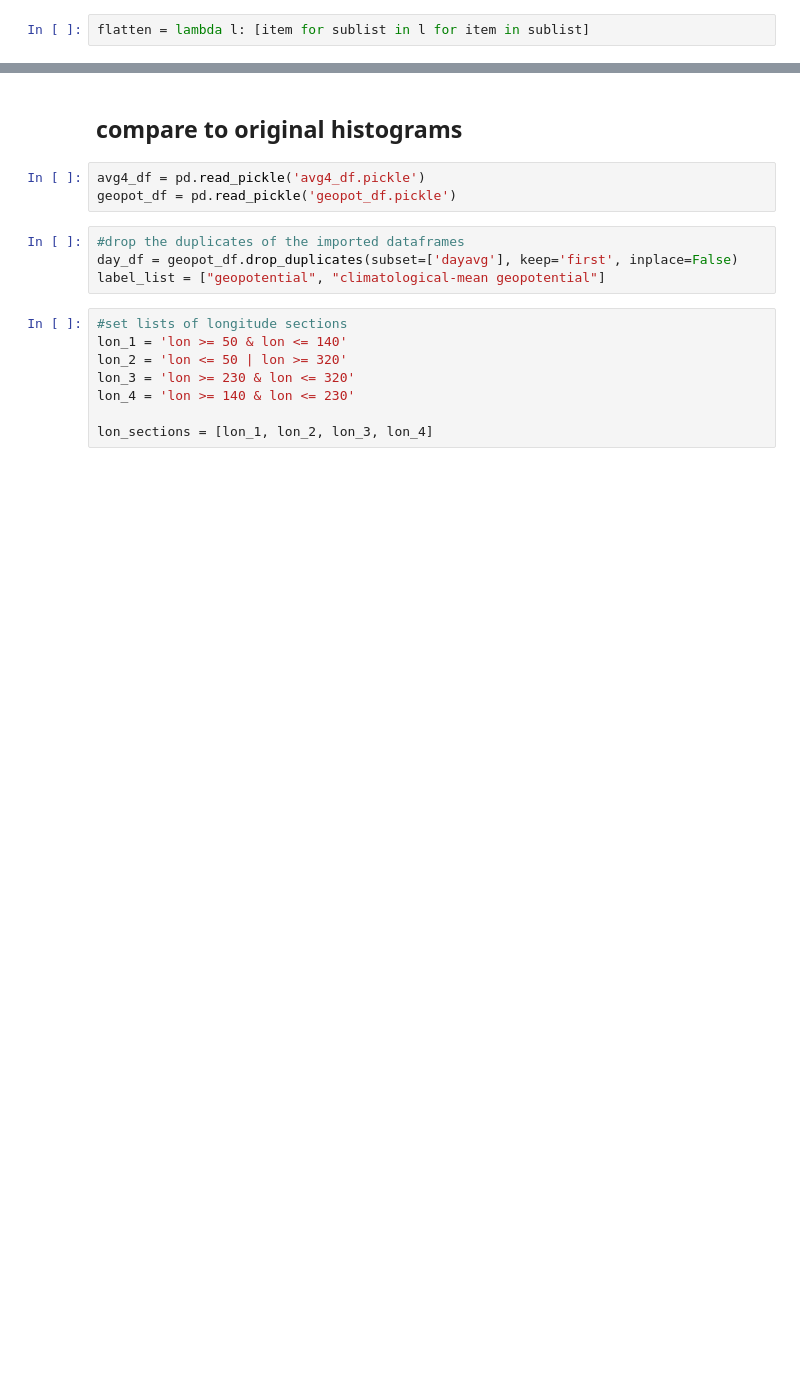
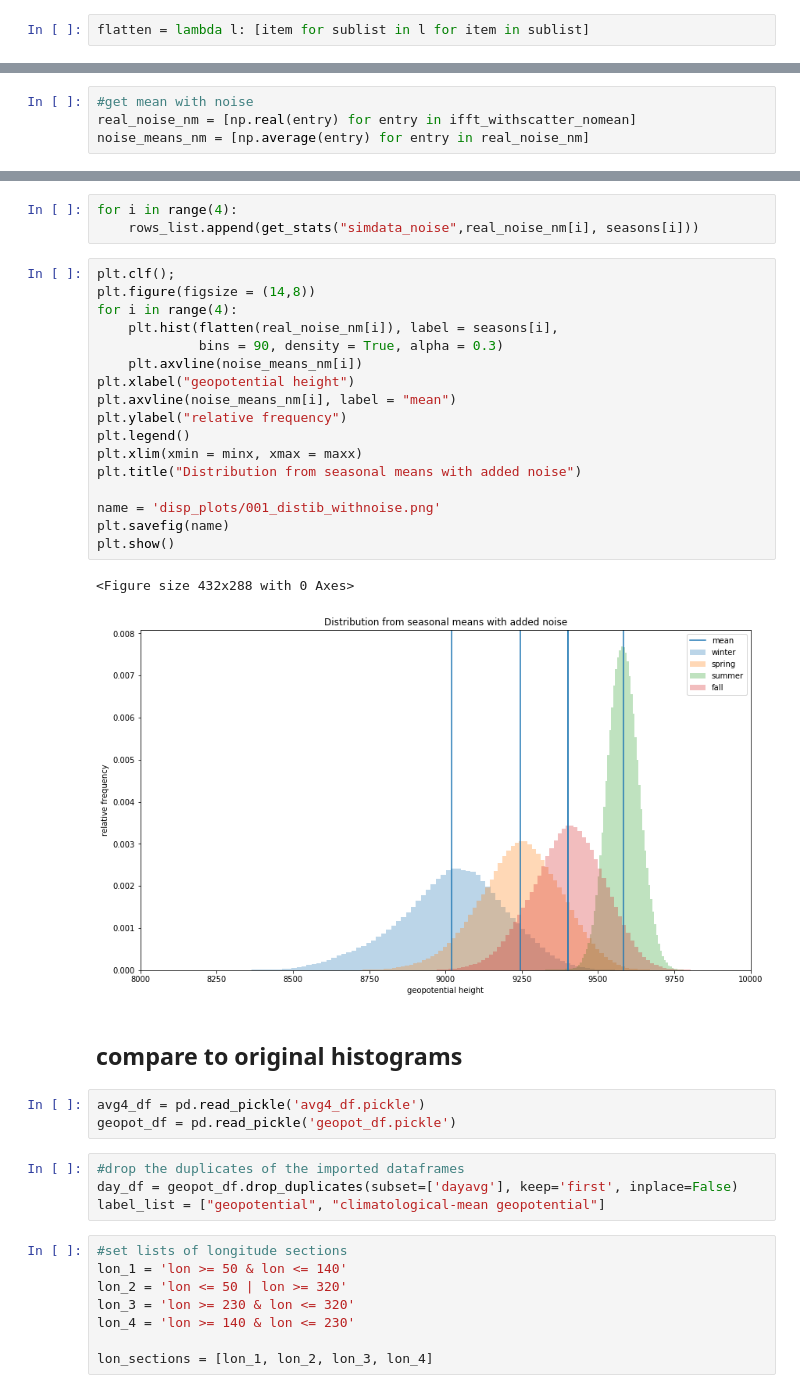
Before and after one commit to csyhuang/python-climate-data-processing, a Jupyter notebook: submission_from_claire/40.5N-processing/40.5N-longsimulation.ipynb, the cells around one changed output, grey strips where cells are left out. Drawn from its saved outputs; the diff is of its cells as text; blank space fills up the shorter version.

```diff
--- a/submission_from_claire/40.5N-processing/40.5N-longsimulation.ipynb
+++ b/submission_from_claire/40.5N-processing/40.5N-longsimulation.ipynb
@@ -278,0 +276,4 @@ hist_plot(3)
+# %%
+#get mean with noise
+real_noise_nm = [np.real(entry) for entry in ifft_withscatter_nomean]
+noise_means_nm = [np.average(entry) for entry in real_noise_nm]
@@ -279,3 +293,26 @@ hist_plot(3)
+# %%
+for i in range(4):
+    rows_list.append(get_stats("simdata_noise",real_noise_nm[i], seasons[i]))
+# %%
+plt.clf();
+plt.figure(figsize = (14,8))
+for i in range(4):
+    plt.hist(flatten(real_noise_nm[i]), label = seasons[i],
+             bins = 90, density = True, alpha = 0.3)
+    plt.axvline(noise_means_nm[i])
+plt.xlabel("geopotential height")
+plt.axvline(noise_means_nm[i], label = "mean")
+plt.ylabel("relative frequency")
+plt.legend()
+plt.xlim(xmin = minx, xmax = maxx)
+plt.title("Distribution from seasonal means with added noise")
+
+name = 'disp_plots/001_distib_withnoise.png'
+plt.savefig(name)
+plt.show()
+# %% [output]
+<Figure size 432x288 with 0 Axes>
+[figure, added]
 # %% [markdown]
 ## compare to original histograms
 # %%
```
Also changed, not shown: parts of 120 cells of this notebook.
